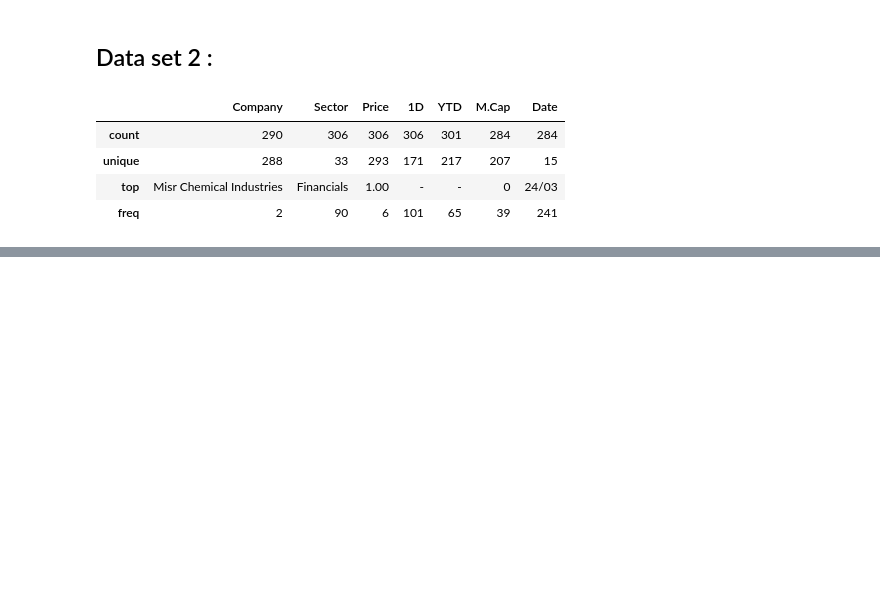
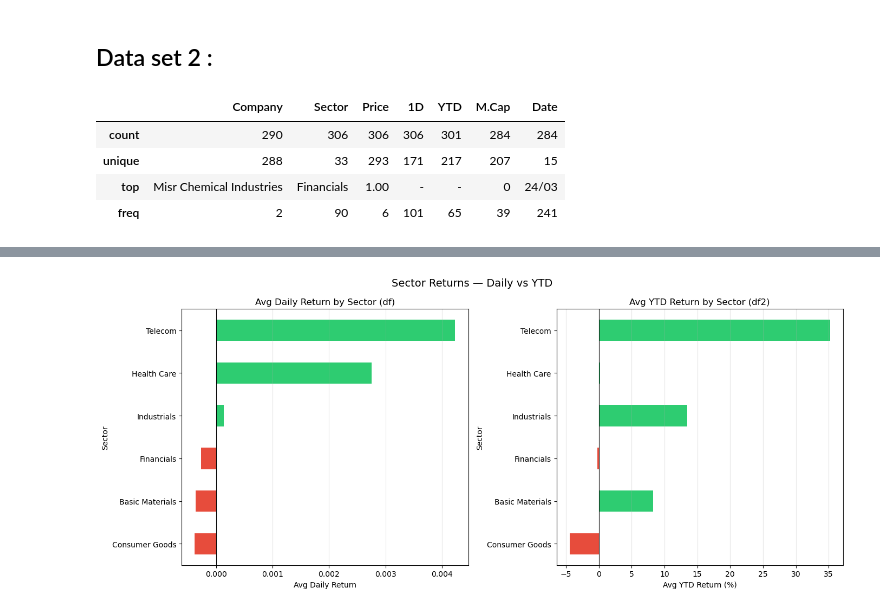
Before and after one commit to abdulrahman-mahmoud/Egxstock-analysis, a Jupyter notebook: Proessing/cleaning_anaylsis.ipynb, the cells around one changed output, grey strips where cells are left out. Drawn from its saved outputs; the diff is of its cells as text; code cells hidden in the pictures; blank space fills up the shorter version.

```diff
--- a/Proessing/cleaning_anaylsis.ipynb
+++ b/Proessing/cleaning_anaylsis.ipynb
@@ -222,0 +352,18 @@ df
+# %%
+# Calculate average daily return by sector
+sector_daily = df.groupby('Sector')['Daily_Return '].mean()
+
+# Calculate average YTD return by sector
+sector_ytd = df2.groupby('Sector')['YTD'].mean()
+
+# Combine into one dataframe
+comparison = pd.DataFrame({
+    'Daily_Return': sector_daily,
+    'YTD_Return': sector_ytd
+})
+
+# Remove missing values and sort
+comparison = comparison.dropna()
+comparison = comparison.sort_values('Daily_Return')
+
+print(comparison)
@@ -222,0 +379,39 @@ df
+# %%
+# Create figure with 2 subplots
+fig, axes = plt.subplots(1, 2, figsize=(14, 6))
+
+# --- Left plot: Daily Return ---
+# Set colors based on positive/negative
+colors1 = []
+for val in comparison['Daily_Return']:
+    if val < 0:
+        colors1.append('#e74c3c')  # Red for negative
+    else:
+        colors1.append('#2ecc71')  # Green for positive
+
+comparison['Daily_Return'].plot(kind='barh', ax=axes[0], color=colors1)
+axes[0].axvline(0, color='black', linewidth=0.8)
+axes[0].set_title('Avg Daily Return by Sector (df)', fontsize=12)
+axes[0].set_xlabel('Avg Daily Return')
+axes[0].grid(axis='x', alpha=0.3)
+
+# --- Right plot: YTD Return ---
+# Set colors based on positive/negative
+colors2 = []
+for val in comparison['YTD_Return']:
+    if val < 0:
+        colors2.append('#e74c3c')  # Red for negative
+    else:
+        colors2.append('#2ecc71')  # Green for positive
+
+comparison['YTD_Return'].plot(kind='barh', ax=axes[1], color=colors2)
+axes[1].axvline(0, color='black', linewidth=0.8)
+axes[1].set_title('Avg YTD Return by Sector (df2)', fontsize=12)
+axes[1].set_xlabel('Avg YTD Return (%)')
+axes[1].grid(axis='x', alpha=0.3)
+
+plt.suptitle('Sector Returns — Daily vs YTD', fontsize=14)
+plt.tight_layout()
+plt.show()
+# %% [output]
+[figure, added]
```
Also changed, not shown: parts of 29 cells of this notebook.
